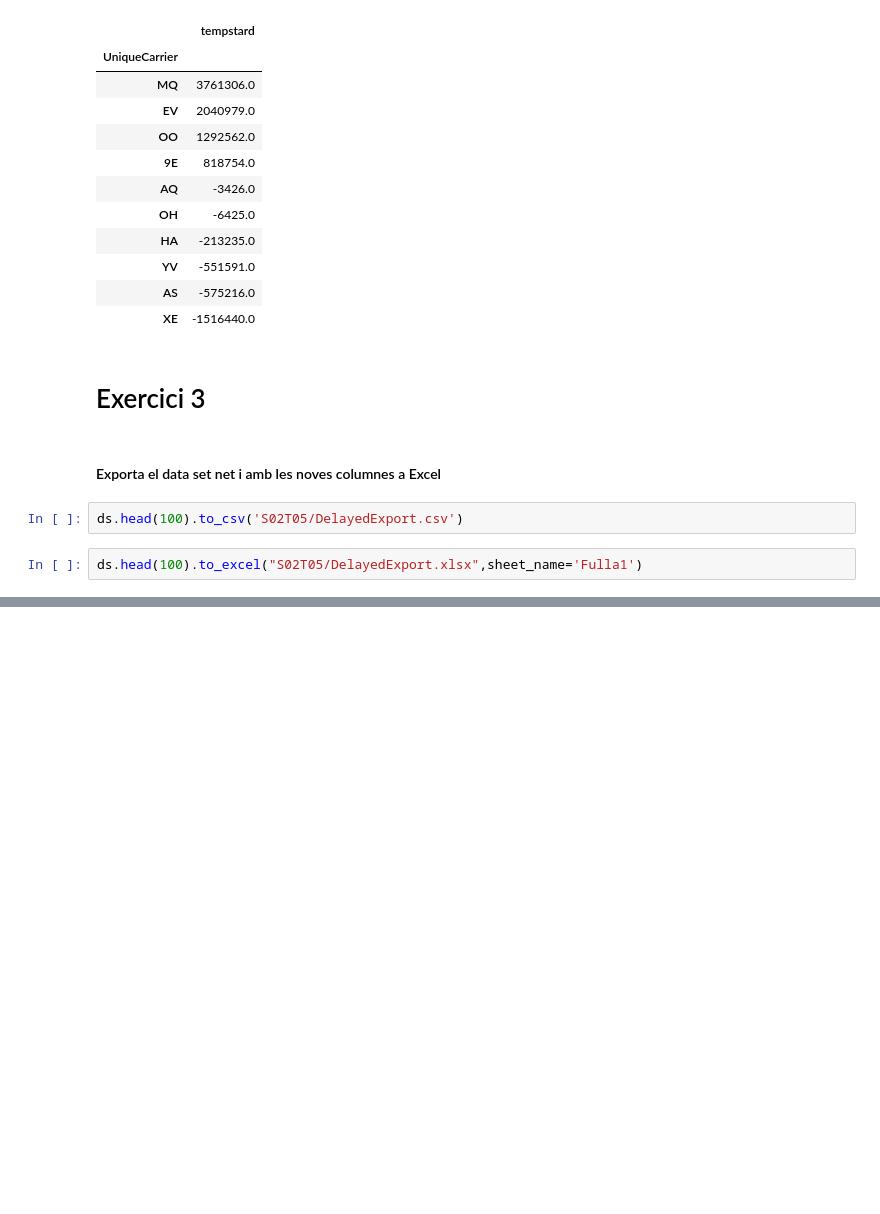
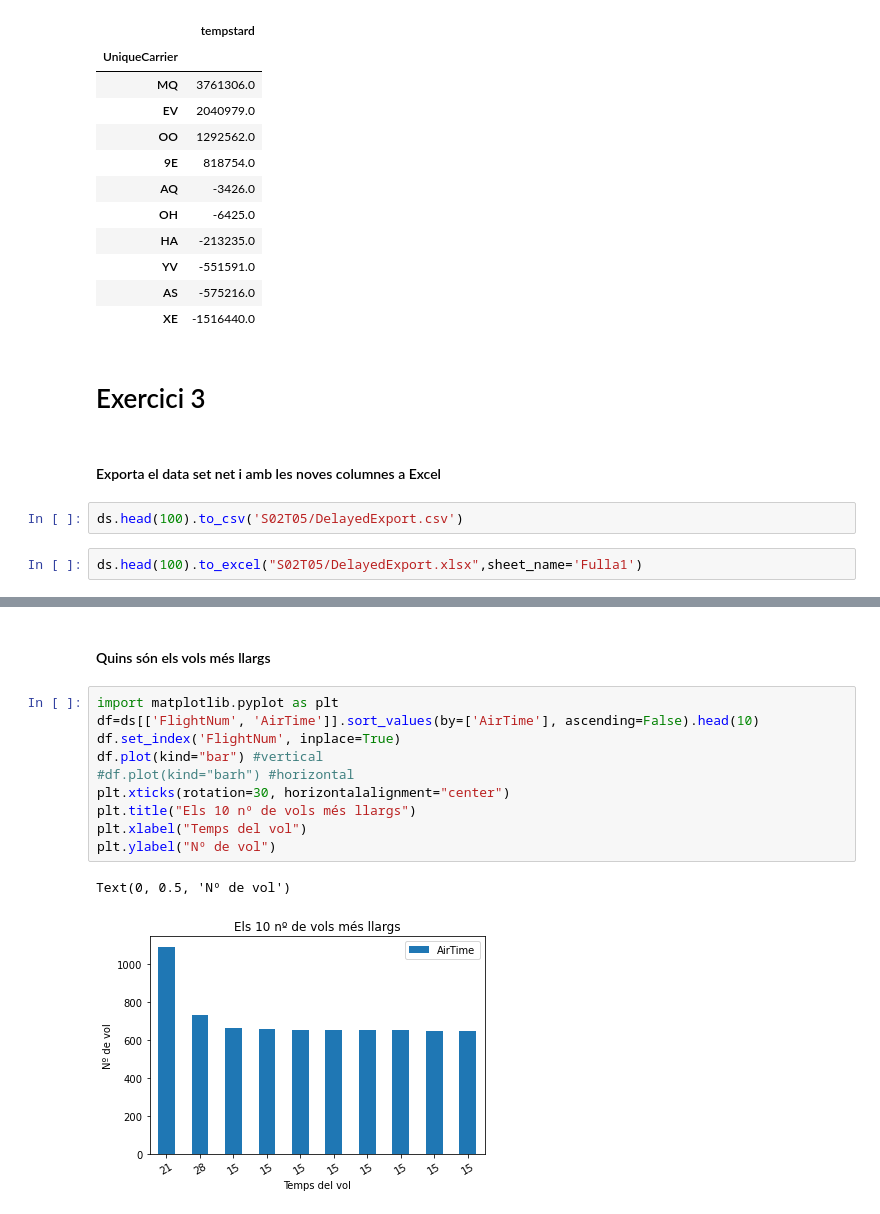
Before and after one commit to rogerpujollopez/S02T05, a Jupyter notebook: S02T05.ipynb, the cells around one changed output, grey strips where cells are left out. Cells and saved outputs as stored; diff of their text form; blank space fills up the shorter version.

```diff
--- a/S02T05.ipynb
+++ b/S02T05.ipynb
@@ -213,0 +232,15 @@ ds.head(100).to_excel("S02T05/DelayedExport.xlsx",sheet_name='Fulla1')
+# %% [markdown]
+#### Quins són els vols més llargs
+# %%
+import matplotlib.pyplot as plt
+df=ds[['FlightNum', 'AirTime']].sort_values(by=['AirTime'], ascending=False).head(10)
+df.set_index('FlightNum', inplace=True)
+df.plot(kind="bar") #vertical
+#df.plot(kind="barh") #horizontal
+plt.xticks(rotation=30, horizontalalignment="center")
+plt.title("Els 10 nº de vols més llargs")
+plt.xlabel("Temps del vol")
+plt.ylabel("Nº de vol")
+# %% [output]
+Text(0, 0.5, 'Nº de vol')
+[figure, added]
```
Also changed, not shown: parts of 6 cells of this notebook, 1 other file.
